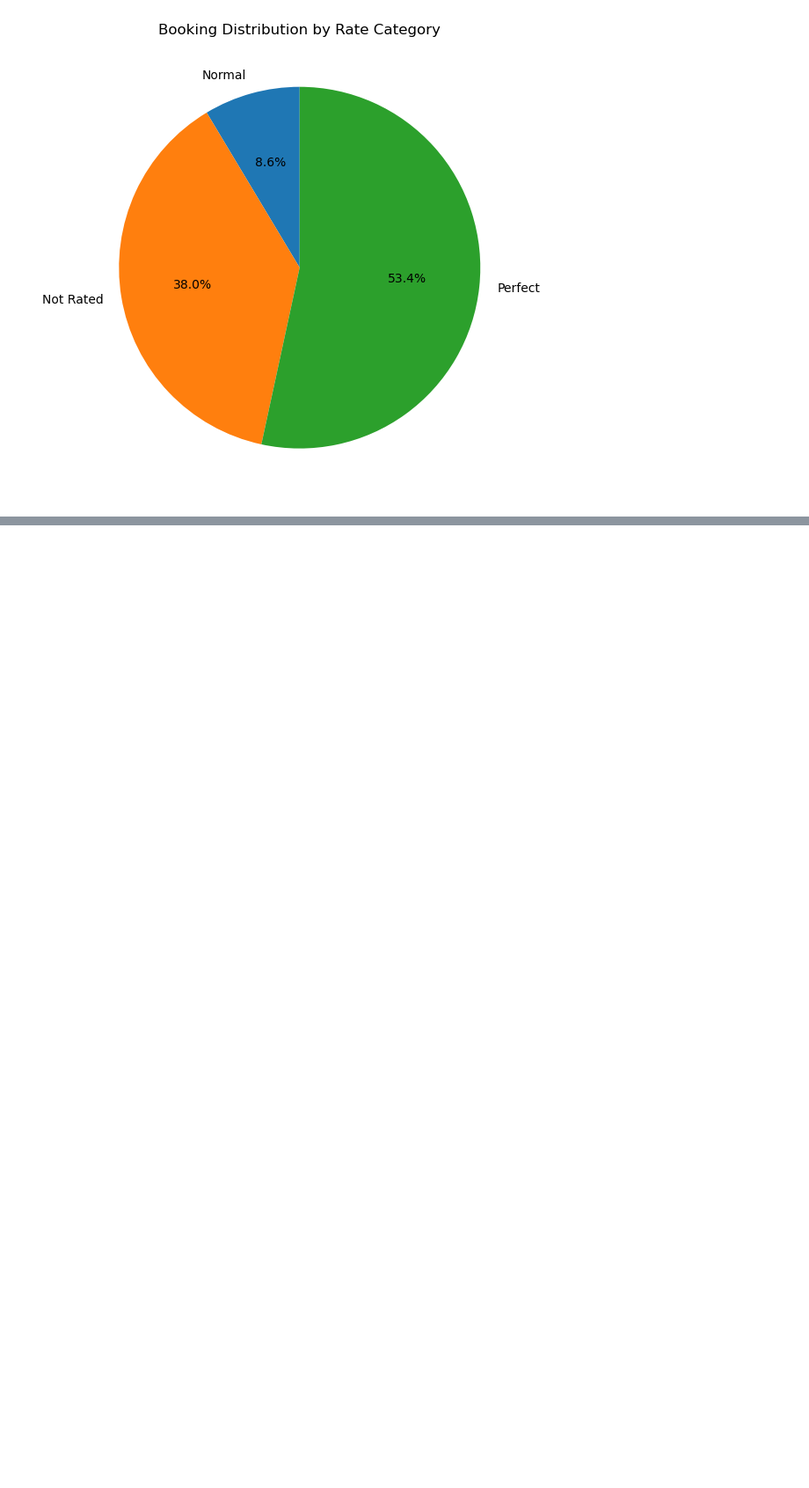
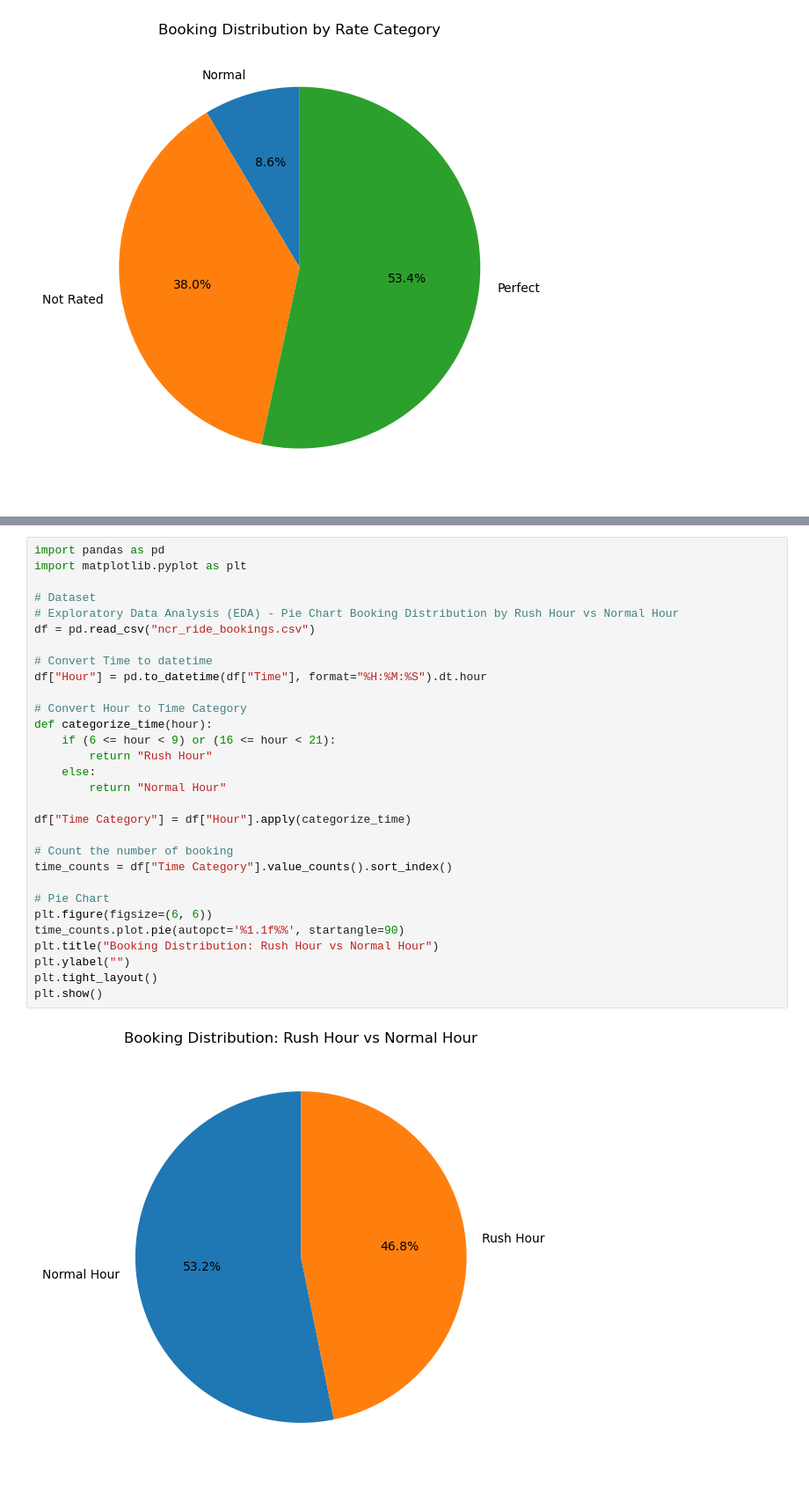
Before and after one commit to FlazeFy2/DS-Uber_Data_Analytics_Dashboard, a Jupyter notebook: exploratory data analysis-pie.ipynb, the cells around one changed output, grey strips where cells are left out. Shown at 88% size. Drawn from its saved outputs; the diff is of its cells as text; blank space fills up the shorter version.

Commit message:
[DS] Exploratory Data Analysis (EDA) - Pie Chart Booking Distribution by Rush Hour vs Normal Hour

```diff
--- a/exploratory data analysis-pie.ipynb
+++ b/exploratory data analysis-pie.ipynb
@@ -91,3 +92,35 @@ plt.tight_layout()
 plt.show()
 # %% [output]
 [figure]
+# %%
+import pandas as pd
+import matplotlib.pyplot as plt
+
+# Dataset
+# Exploratory Data Analysis (EDA) - Pie Chart Booking Distribution by Rush Hour vs Normal Hour
+df = pd.read_csv("ncr_ride_bookings.csv")
+
+# Convert Time to datetime
+df["Hour"] = pd.to_datetime(df["Time"], format="%H:%M:%S").dt.hour
+
+# Convert Hour to Time Category
+def categorize_time(hour):
+    if (6 <= hour < 9) or (16 <= hour < 21):
+        return "Rush Hour"
+    else:
+        return "Normal Hour"
+
+df["Time Category"] = df["Hour"].apply(categorize_time)
+
+# Count the number of booking
+time_counts = df["Time Category"].value_counts().sort_index()
+
+# Pie Chart
+plt.figure(figsize=(6, 6))
+time_counts.plot.pie(autopct='%1.1f%%', startangle=90)
+plt.title("Booking Distribution: Rush Hour vs Normal Hour")
+plt.ylabel("")
+plt.tight_layout()
+plt.show()
+# %% [output]
+[figure, added]
```
Also changed, not shown: parts of 1 cell of this notebook.
